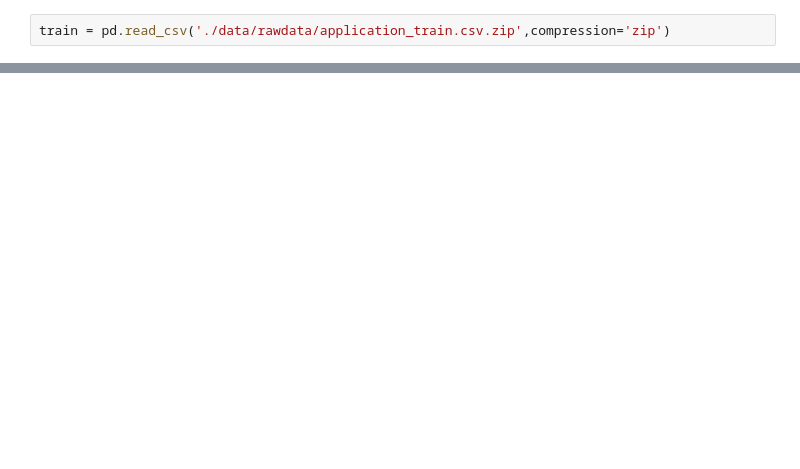
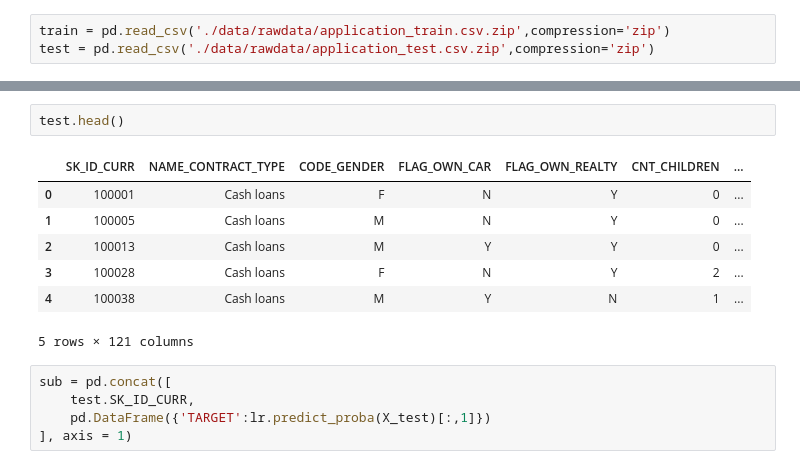
Before and after one commit to niujiaolaoganba/home_credit, a Jupyter notebook: data_preprocess.ipynb, the cells around one changed output, grey strips where cells are left out. Saved outputs shown, nothing was run; the diff lists cells and outputs as text; blank space fills up the shorter version.

```diff
--- a/data_preprocess.ipynb
+++ b/data_preprocess.ipynb
@@ -5,3 +12,4 @@ import pandas as pd
 # %%
 train = pd.read_csv('./data/rawdata/application_train.csv.zip',compression='zip')
+test = pd.read_csv('./data/rawdata/application_test.csv.zip',compression='zip')
 # %%
@@ -16,0 +140,15 @@ train.head()
+# %%
+test.head()
+# %% [output]
+|  | SK_ID_CURR | NAME_CONTRACT_TYPE | CODE_GENDER | FLAG_OWN_CAR | FLAG_OWN_REALTY | CNT_CHILDREN | ... |
+| 0 | 100001 | Cash loans | F | N | Y | 0 | ... |
+| 1 | 100005 | Cash loans | M | N | Y | 0 | ... |
+| 2 | 100013 | Cash loans | M | Y | Y | 0 | ... |
+| 3 | 100028 | Cash loans | F | N | Y | 2 | ... |
+| 4 | 100038 | Cash loans | M | Y | N | 1 | ... |
+5 rows × 121 columns
+# %%
+sub = pd.concat([
+    test.SK_ID_CURR,
+    pd.DataFrame({'TARGET':lr.predict_proba(X_test)[:,1]})
+], axis = 1)
```
Also changed, not shown: parts of 13 cells of this notebook, 13 other files.
